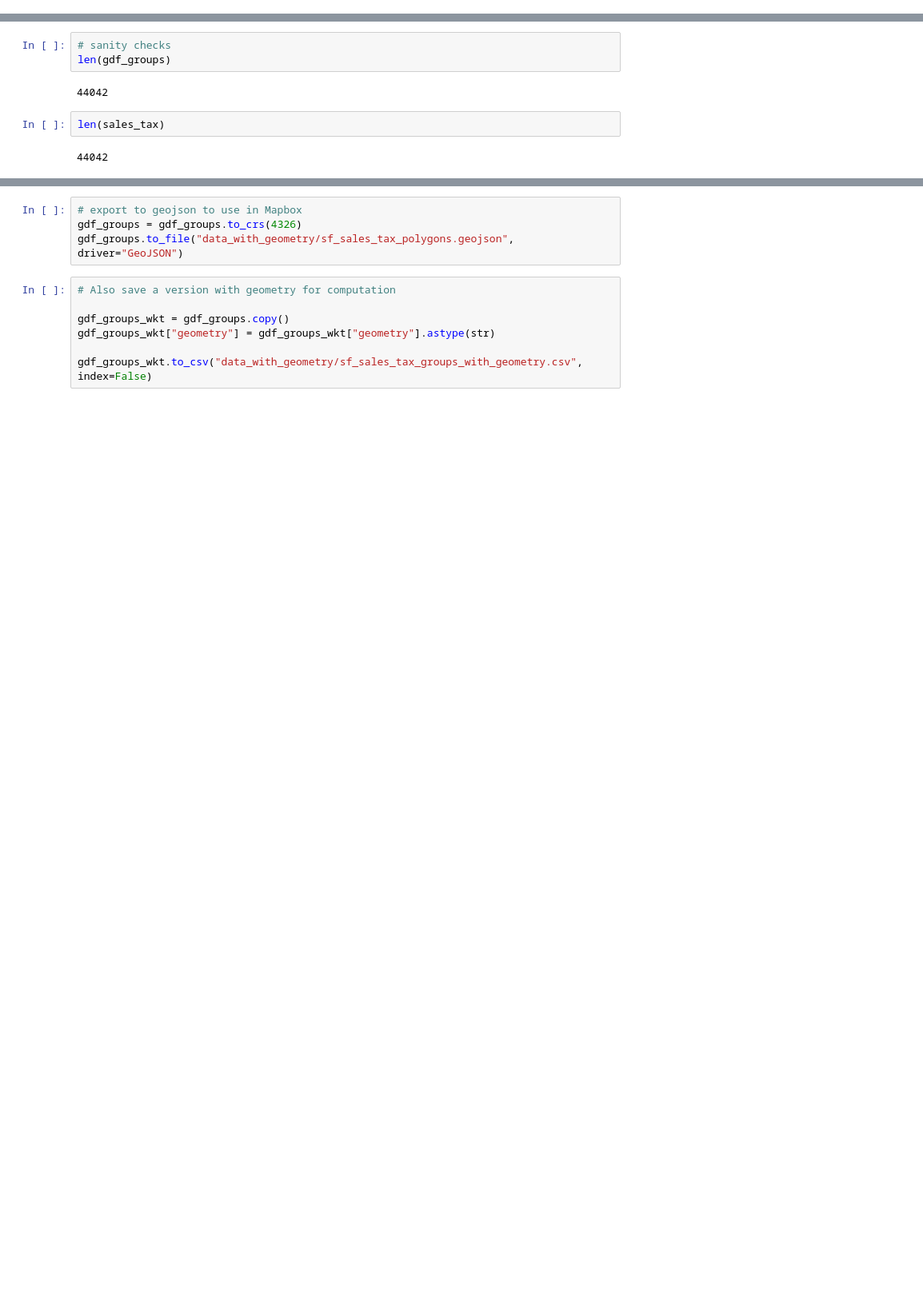
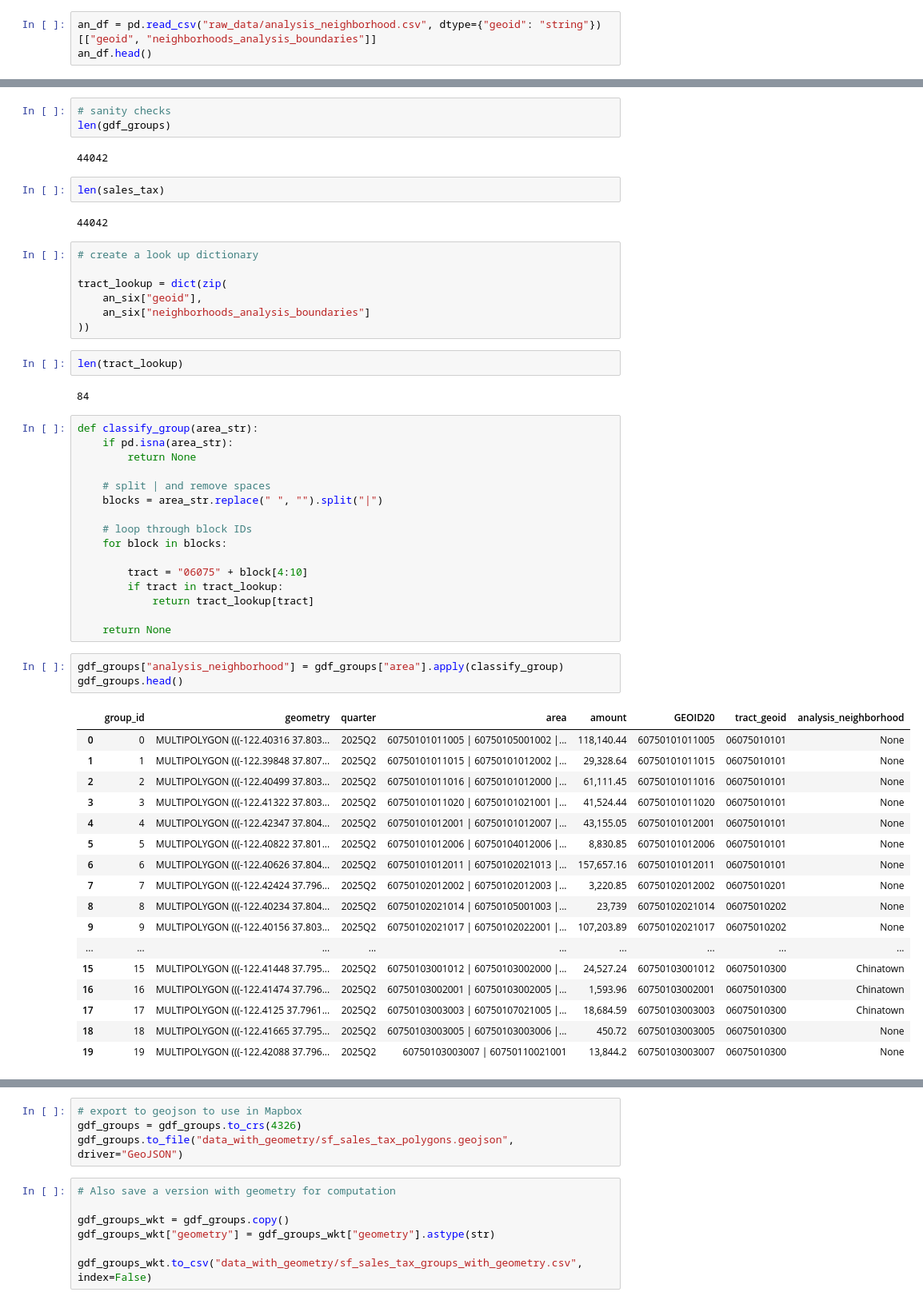
Before and after one commit to MissionLocal/2025-graphics, a Jupyter notebook: docs/sales-tax-2025/sales-tax-data.ipynb, the cells around one changed output, grey strips where cells are left out. Shown at 80% size. Saved outputs shown, nothing was run; the diff lists cells and outputs as text; blank space fills up the shorter version.

```diff
--- a/docs/sales-tax-2025/sales-tax-data.ipynb
+++ b/docs/sales-tax-2025/sales-tax-data.ipynb
@@ -123,0 +134,3 @@ gdf_sales["geometry"].isna().sum()
+# %%
+an_df = pd.read_csv("raw_data/analysis_neighborhood.csv", dtype={"geoid": "string"})[["geoid", "neighborhoods_analysis_boundaries"]]
+an_df.head()
@@ -143,3 +181,51 @@ len(gdf_groups)
 len(sales_tax)
 # %% [output]
 44042
+# %%
+# create a look up dictionary
+
+tract_lookup = dict(zip(
+    an_six["geoid"],
+    an_six["neighborhoods_analysis_boundaries"]
+))
+# %%
+len(tract_lookup)
+# %% [output]
+84
+# %%
+def classify_group(area_str):
+    if pd.isna(area_str):
+        return None
+
+    # split | and remove spaces
+    blocks = area_str.replace(" ", "").split("|")
+
+    # loop through block IDs
+    for block in blocks:
+
+        tract = "06075" + block[4:10]
+        if tract in tract_lookup:
+            return tract_lookup[tract]
+
+    return None
+# %%
+gdf_groups["analysis_neighborhood"] = gdf_groups["area"].apply(classify_group)
+gdf_groups.head()
+# %% [output]
+|  | group_id | geometry | quarter | area | amount | GEOID20 | tract_geoid | analysis_neighborhood |
+| 0 | 0 | MULTIPOLYGON (((-122.40316 37.803... | 2025Q2 | 60750101011005 | 60750105001002 |... | 118,140.44 | 60750101011005 | 06075010101 | None |
+| 1 | 1 | MULTIPOLYGON (((-122.39848 37.807... | 2025Q2 | 60750101011015 | 60750101012002 |... | 29,328.64 | 60750101011015 | 06075010101 | None |
+| 2 | 2 | MULTIPOLYGON (((-122.40499 37.803... | 2025Q2 | 60750101011016 | 60750101012000 |... | 61,111.45 | 60750101011016 | 06075010101 | None |
+| 3 | 3 | MULTIPOLYGON (((-122.41322 37.803... | 2025Q2 | 60750101011020 | 60750101021001 |... | 41,524.44 | 60750101011020 | 06075010101 | None |
+| 4 | 4 | MULTIPOLYGON (((-122.42347 37.804... | 2025Q2 | 60750101012001 | 60750101012007 |... | 43,155.05 | 60750101012001 | 06075010101 | None |
+| 5 | 5 | MULTIPOLYGON (((-122.40822 37.801... | 2025Q2 | 60750101012006 | 60750104012006 |... | 8,830.85 | 60750101012006 | 06075010101 | None |
+| 6 | 6 | MULTIPOLYGON (((-122.40626 37.804... | 2025Q2 | 60750101012011 | 60750102021013 |... | 157,657.16 | 60750101012011 | 06075010101 | None |
+| 7 | 7 | MULTIPOLYGON (((-122.42424 37.796... | 2025Q2 | 60750102012002 | 60750102012003 |... | 3,220.85 | 60750102012002 | 06075010201 | None |
+| 8 | 8 | MULTIPOLYGON (((-122.40234 37.804... | 2025Q2 | 60750102021014 | 60750105001003 |... | 23,739 | 60750102021014 | 06075010202 | None |
+| 9 | 9 | MULTIPOLYGON (((-122.40156 37.803... | 2025Q2 | 60750102021017 | 60750102022001 |... | 107,203.89 | 60750102021017 | 06075010202 | None |
+| ... | ... | ... | ... | ... | ... | ... | ... | ... |
+| 15 | 15 | MULTIPOLYGON (((-122.41448 37.795... | 2025Q2 | 60750103001012 | 60750103002000 |... | 24,527.24 | 60750103001012 | 06075010300 | Chinatown |
+| 16 | 16 | MULTIPOLYGON (((-122.41474 37.796... | 2025Q2 | 60750103002001 | 60750103002005 |... | 1,593.96 | 60750103002001 | 06075010300 | Chinatown |
+| 17 | 17 | MULTIPOLYGON (((-122.4125 37.7961... | 2025Q2 | 60750103003003 | 60750107021005 |... | 18,684.59 | 60750103003003 | 06075010300 | Chinatown |
+| 18 | 18 | MULTIPOLYGON (((-122.41665 37.795... | 2025Q2 | 60750103003005 | 60750103003006 |... | 450.72 | 60750103003005 | 06075010300 | None |
+| 19 | 19 | MULTIPOLYGON (((-122.42088 37.796... | 2025Q2 | 60750103003007 | 60750110021001 | 13,844.2 | 60750103003007 | 06075010300 | None |
```
Also changed, not shown: parts of 7 cells of this notebook, 9 other files.
